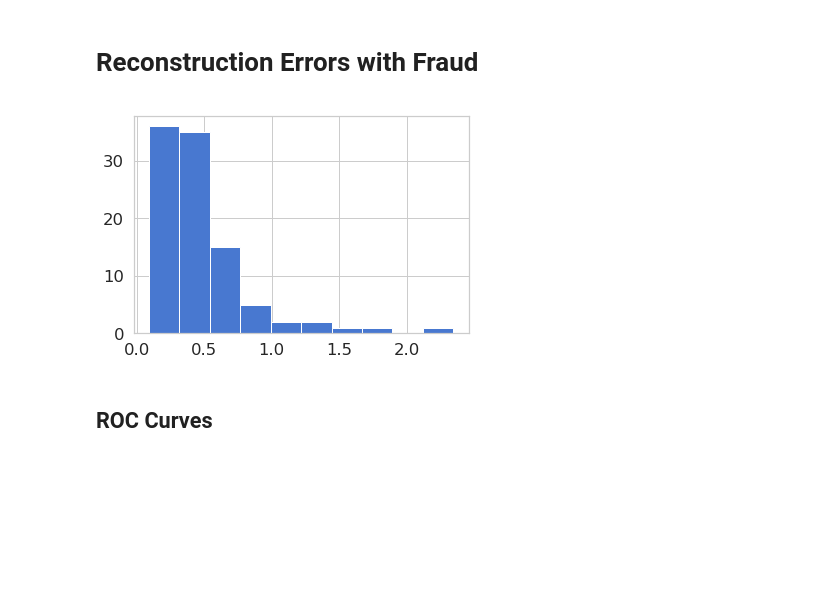
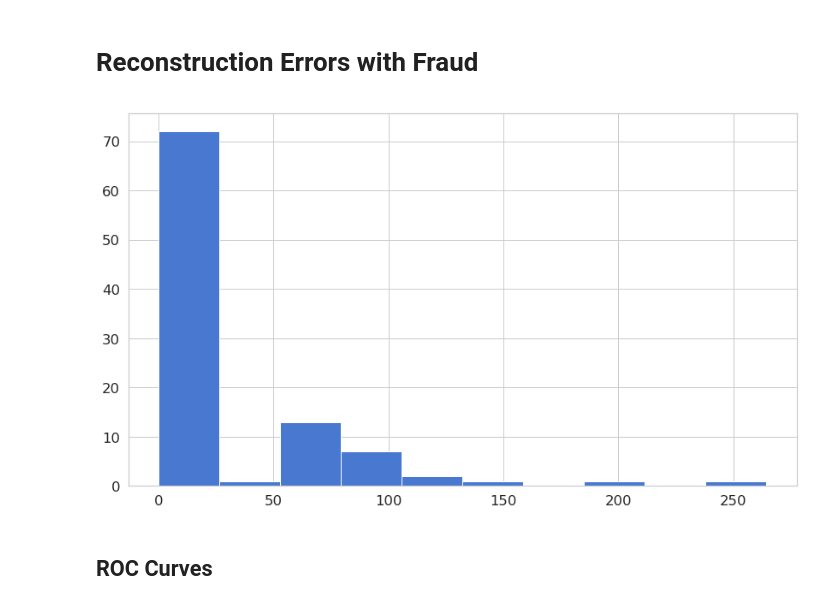
Before and after one commit to vimalkansal/credit_card_fraud_detection, a Jupyter notebook: project/credit_card_fraud_detection.ipynb, the cells around one changed output. Drawn from its saved outputs; the diff is of its cells as text; code cells hidden in the pictures; blank space fills up the shorter version.

Commit message:
fixed the issue of test data

```diff
--- a/project/credit_card_fraud_detection.ipynb
+++ b/project/credit_card_fraud_detection.ipynb
@@ -212,14 +212,14 @@ class Autoencoder(nn.Module):
             nn.Linear(29, 14),
             nn.Tanh(),
             nn.Linear(14, 7),
-            nn.ReLU(),
+            nn.LeakyReLU(),
             )
 
         self.decoder = nn.Sequential(
            nn.Linear(7, 7),
            nn.Tanh(),
            nn.Linear(7, 29),
-           nn.ReLU()
+           nn.LeakyReLU()
         )
 
     def forward(self, x):
@@ -229,7 +229,7 @@ class Autoencoder(nn.Module):
 # %%
 model = Autoencoder().double().cpu()
 # %%
-num_epochs = 100
+num_epochs = 50
 minibatch_size = 32
 learning_rate = 1e-3
 # %%
@@ -239,7 +239,7 @@ train_loader = data_utils.DataLoader(X_train, batch_size=minibatch_size, shuffle
 
 #test = data_utils.TensorDataset(torch.from_numpy(X_test).double(),torch.from_numpy(y_test).double())
 #test_loader = data_utils.DataLoader(test, batch_size=minibatch_size, shuffle=True)
-test_loader = data_utils.DataLoader(X_test, batch_size=1, shuffle=True)
+test_loader = data_utils.DataLoader(X_test, batch_size=1, shuffle=False)
 # %%
 criterion = nn.MSELoss()
 optimizer = torch.optim.Adam(
@@ -355,10 +355,10 @@ _ = ax.hist(normal_error_df.pred_loss.values, bins=10)
 # %%
 fig = plt.figure()
 ax = fig.add_subplot(111)
-normal_error_df = reconstructionErrorDF[(reconstructionErrorDF['Class']== 1) & (reconstructionErrorDF['pred_loss'] < 10)]
-_ = ax.hist(normal_error_df.pred_loss.values, bins=10)
+fraud_error_df = reconstructionErrorDF[(reconstructionErrorDF['Class']== 1) ]
+_ = ax.hist(fraud_error_df.pred_loss.values, bins=10)
 # %% [output]
-[figure, old version]
+[figure, new version]
 # %% [markdown]
 ## ROC Curves
 # %% [markdown]
```
Also changed, not shown: parts of 11 cells of this notebook.
